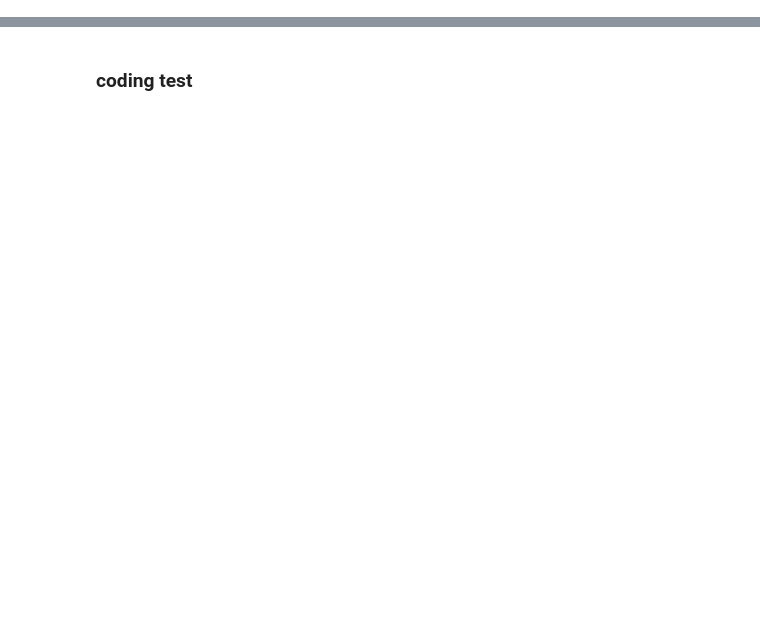
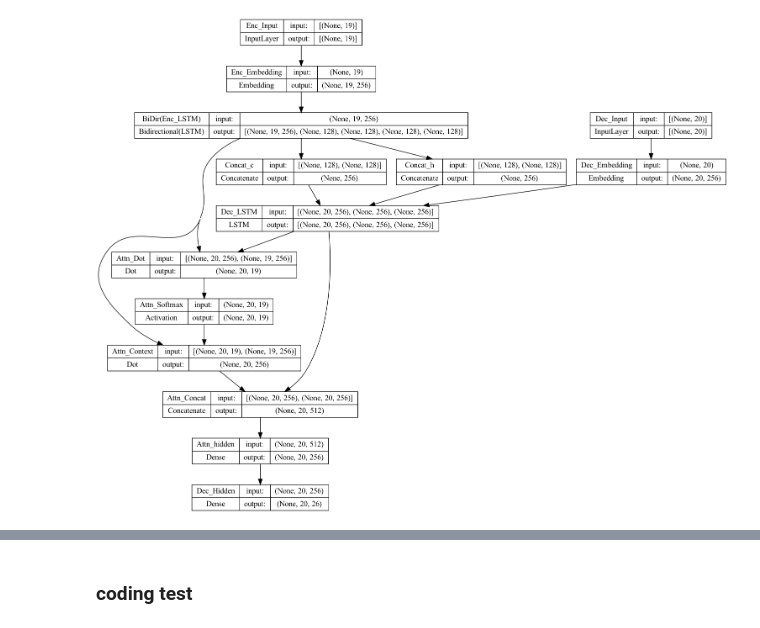
Before and after one commit to nozomiyamada/thai_romanization, a Jupyter notebook: train.ipynb, the cells around one changed output, grey strips where cells are left out. Cells and saved outputs as stored; diff of their text form; code cells hidden in the pictures; blank space fills up the shorter version.

```diff
--- a/train.ipynb
+++ b/train.ipynb
@@ -31,2 +50,6 @@ seq2seq2.build(show_summary=True)
+# %%
+seq2seq2.show_model()
+# %% [output]
+[figure, added]
 # %%
 ### train
```
Also changed, not shown: parts of 13 cells of this notebook, 19 other files.
